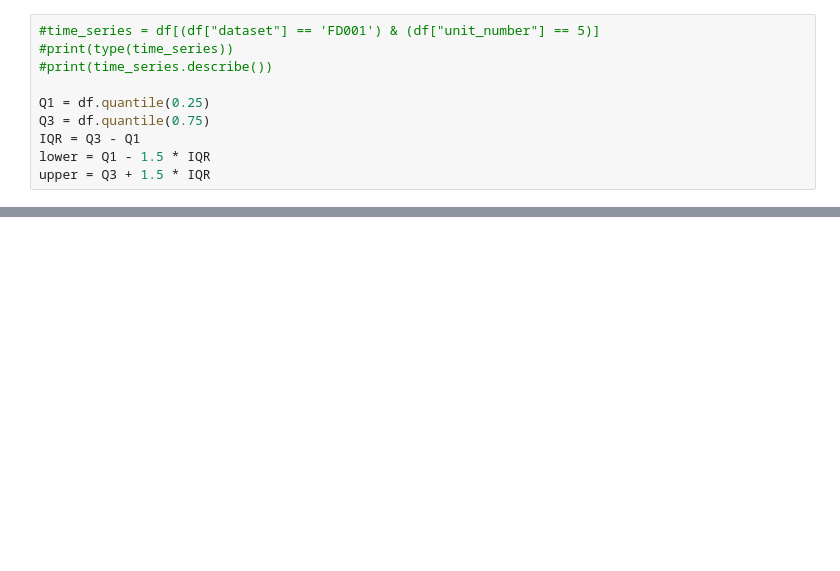
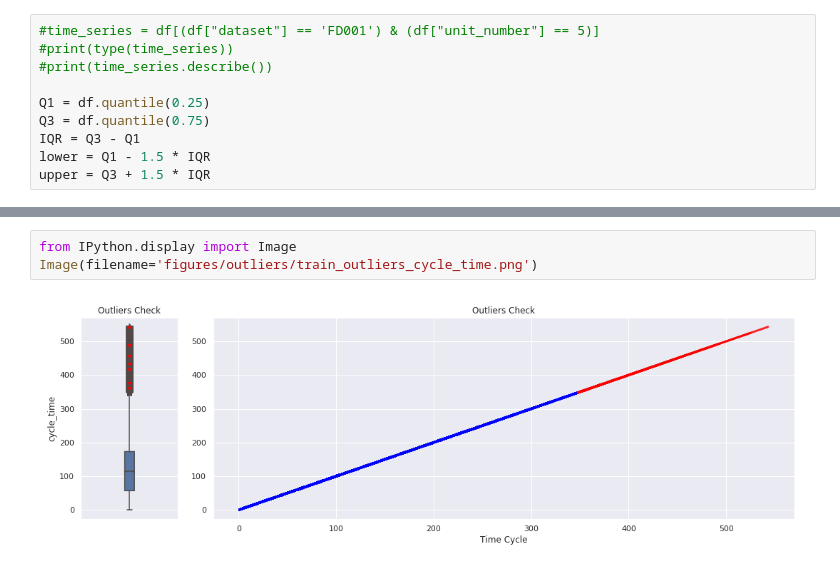
Before and after one commit to andrea-fantini/Predictive_Maintenance_Fanjet, a Jupyter notebook: notebooks/2 - Data Organization and Cleaning.ipynb, the cells around one changed output, grey strips where cells are left out. Saved outputs shown, nothing was run; the diff lists cells and outputs as text; blank space fills up the shorter version.

```diff
--- a/notebooks/2 - Data Organization and Cleaning.ipynb
+++ b/notebooks/2 - Data Organization and Cleaning.ipynb
@@ -243,0 +252,5 @@ The outliers here identified seem to be simply extreme values of the data. There
+# %%
+from IPython.display import Image
+Image(filename='figures/outliers/train_outliers_cycle_time.png')
+# %% [output]
+[figure, added]
```
Also changed, not shown: parts of 11 cells of this notebook.
